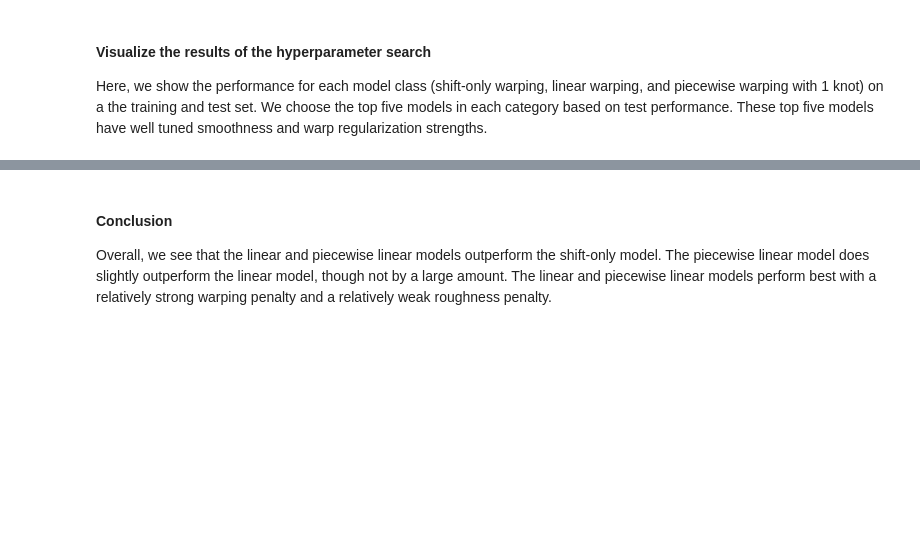
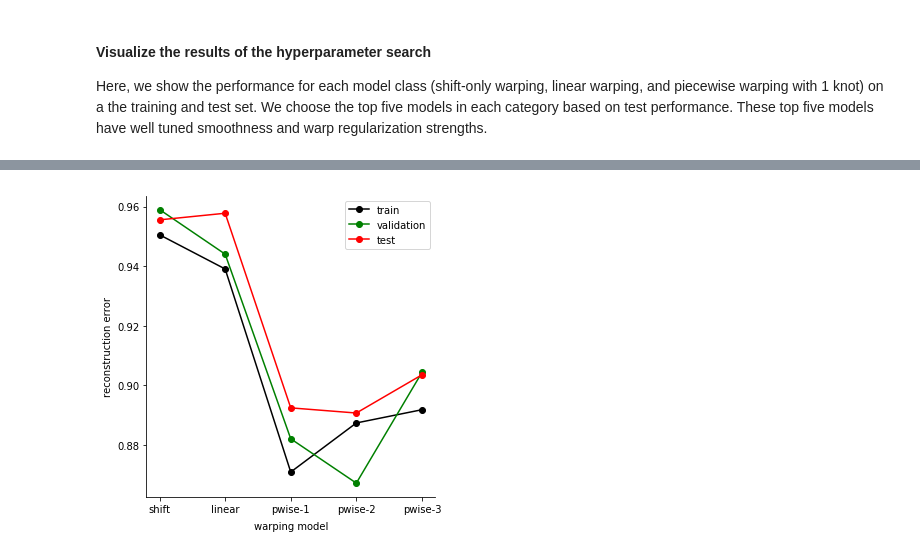
Before and after one commit to ahwillia/affinewarp, a Jupyter notebook: examples/Piecewise.ipynb, the cells around one changed output, grey strips where cells are left out. Saved outputs shown, nothing was run; the diff lists cells and outputs as text; code cells hidden in the pictures; blank space fills up the shorter version.

```diff
--- a/examples/Piecewise.ipynb
+++ b/examples/Piecewise.ipynb
@@ -165,4 +165,34 @@ fig.tight_layout()
-# %% [markdown]
-#### Conclusion
-
-Overall, we see that the linear and piecewise linear models outperform the shift-only model. The piecewise linear model does slightly outperform the linear model, though not by a large amount. The linear and piecewise linear models perform best with a relatively strong warping penalty and a relatively weak roughness penalty.
+# %%
+test_loss = results["test_loss"]
+valid_loss = results["valid_loss"]
+train_loss = results["train_loss"]
+
+mean_train = np.mean(train_loss, axis=1)
+
+knots = results["knots"]
+
+smoothness = results["smoothness"]
+warpreg = results["warp_reg"]
+iterations = results["iterations"]
+warp_iterations = results["warp_iterations"]
+# %%
+n_plot = 10
+
+fig, ax = plt.subplots(1, 1, figsize=(5, 5))
+
+plt.plot(knots, train_loss.min(axis=1), '-ok', label='train')
+plt.plot(knots, valid_loss.min(axis=1), '-og', label='validation')
+plt.plot(knots, test_loss, '-or', label='test')
+
+ax.set_xticks(range(*knot_range))
+ax.set_xticklabels(['shift', 'linear', 'pwise-1', 'pwise-2', 'pwise-3'])
+
+ax.set_ylabel("reconstruction error")
+ax.spines['top'].set_visible(False)
+ax.spines['right'].set_visible(False)
+ax.set_xlabel('warping model', labelpad=7)
+ax.legend()
+
+fig.tight_layout()
+# %% [output]
+[figure, added]
```
Also changed, not shown: parts of 11 cells of this notebook, 5 other files.
